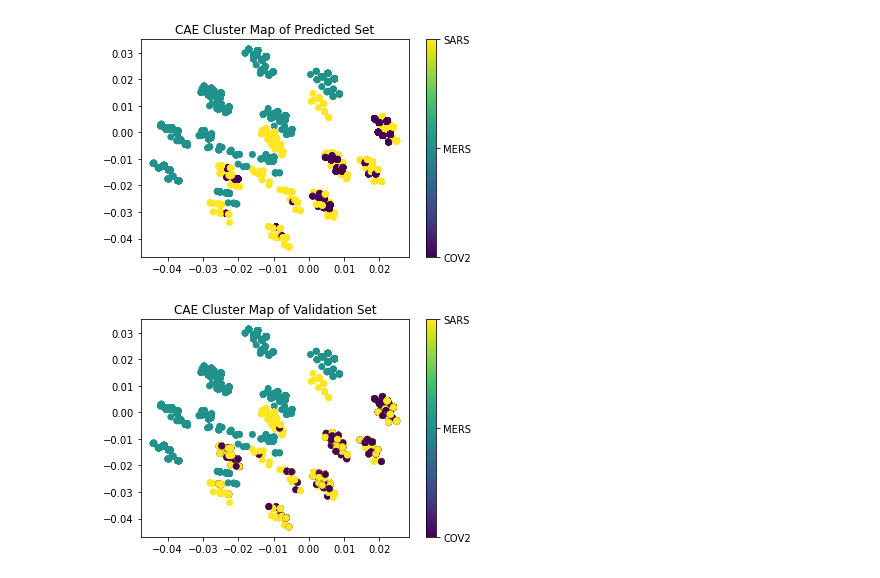
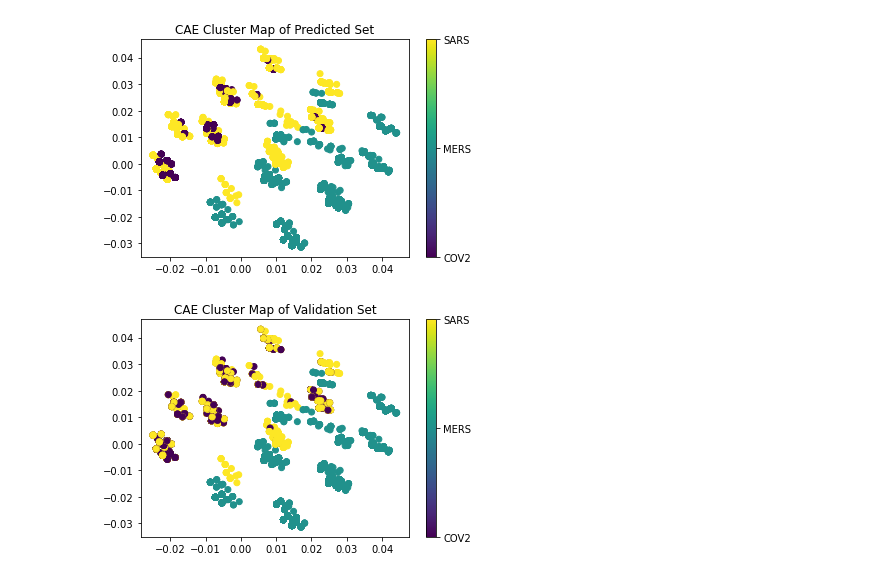
Before and after one commit to arjuns-code-center/OakRidgeNatLab_InternProject, a Jupyter notebook: Code/cae/cae_plotting.ipynb, the cells around one changed output. Cells and saved outputs as stored; diff of their text form; code cells hidden in the pictures.

```diff
--- a/Code/cae/cae_plotting.ipynb
+++ b/Code/cae/cae_plotting.ipynb
@@ -8,8 +8,9 @@ from datetime import date
 today = date.today()
 d = today.strftime("%b-%d-%Y")
 # %%
-npzfile1 = np.load('/gpfs/alpine/gen150/scratch/arjun2612/ORNL_Coding/Code/pca/sk_clusterfiles.npz')
-npzfile2 = np.load('/gpfs/alpine/gen150/scratch/arjun2612/ORNL_Coding/Code/cae/plotting.npz')
-reduced_val = npzfile1['redval']
-predicted = npzfile2['res']
-label_validation = npzfile2['labval']
+npzfile1 = np.load('/gpfs/alpine/gen150/scratch/arjun2612/ORNL_Coding/Code/pca/smc2_sk_clusterfiles.npz')
+npzfile2 = np.load('/gpfs/alpine/gen150/scratch/arjun2612/ORNL_Coding/Code/cae/smc2_plotting.npz')
+
+smc2_reduced_val = npzfile1['redval']
+smc2_predicted = npzfile2['res']
+smc2_label_validation = npzfile2['labval']
@@ -16,9 +24,10 @@ label_validation = npzfile2['labval']
 # %%
-cNorm = matplotlib.colors.Normalize(vmin=min(predicted), vmax=max(predicted))
+# Plotting for the smc2 dataset
+cNorm = matplotlib.colors.Normalize(vmin=min(smc2_predicted), vmax=max(smc2_predicted))
 scalarMap = cmx.ScalarMappable(norm=cNorm)
 fig = plt.figure(7)
-plt.scatter(reduced_val[:, 0], reduced_val[:, 1], c=scalarMap.to_rgba(predicted))
-scalarMap.set_array(predicted)
+plt.scatter(smc2_reduced_val[:, 0], smc2_reduced_val[:, 1], c=scalarMap.to_rgba(smc2_predicted))
+scalarMap.set_array(smc2_predicted)
 cbar = fig.colorbar(scalarMap)
 cbar.set_ticks([0,1,2])
 cbar.set_ticklabels(["COV2", "MERS", "SARS"])
@@ -26,18 +35,18 @@ plt.title('CAE Cluster Map of Predicted Set')
 # fig.savefig('cae_pred_' + d + '.png')
 plt.show()
 # %% [output]
-[figure, old version]
+[figure, new version]
 # %%
-cNorm = matplotlib.colors.Normalize(vmin=min(label_validation), vmax=max(label_validation))
+cNorm = matplotlib.colors.Normalize(vmin=min(smc2_label_validation), vmax=max(smc2_label_validation))
 scalarMap = cmx.ScalarMappable(norm=cNorm)
 fig = plt.figure(8)
-plt.scatter(reduced_val[:, 0], reduced_val[:, 1], c=scalarMap.to_rgba(label_validation))
-scalarMap.set_array(label_validation)
+plt.scatter(smc2_reduced_val[:, 0], smc2_reduced_val[:, 1], c=scalarMap.to_rgba(smc2_label_validation))
+scalarMap.set_array(smc2_label_validation)
 cbar = fig.colorbar(scalarMap)
 cbar.set_ticks([0,1,2])
 cbar.set_ticklabels(["COV2", "MERS", "SARS"])
 plt.title('CAE Cluster Map of Validation Set')
 # fig.savefig('cae_val_' + d + '.png')
 plt.show()
 # %% [output]
-[figure, old version]
+[figure, new version]
```
Also changed, not shown: parts of 3 cells of this notebook, 15 other files.
